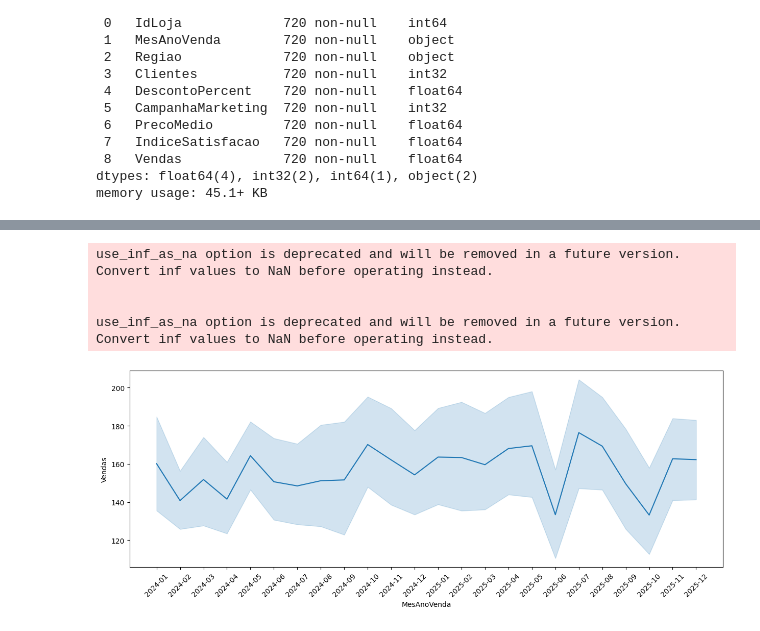
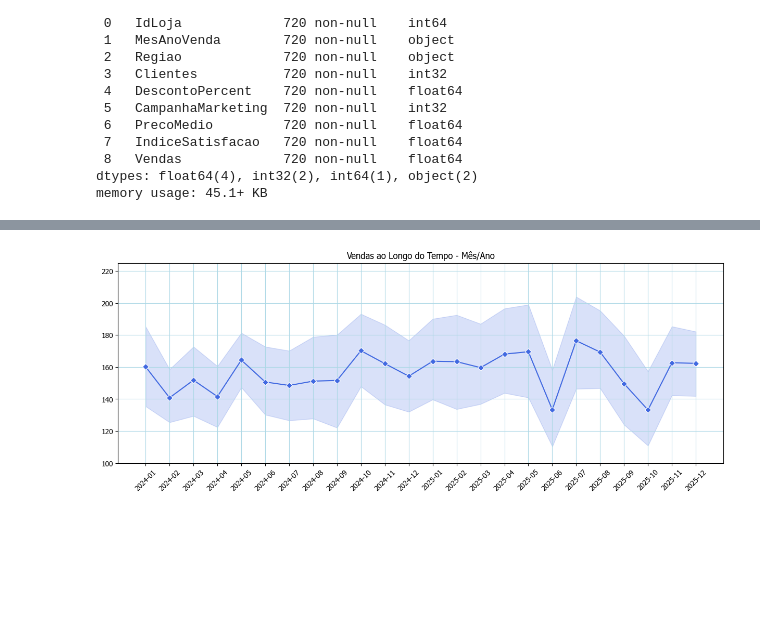
Before and after one commit to AdryanWigner/Portfolio, a Jupyter notebook: DataScienteProjects/SalesProject.ipynb, the cells around one changed output, grey strips where cells are left out. Cells and saved outputs as stored; diff of their text form; code cells hidden in the pictures; blank space fills up the shorter version.

```diff
--- a/DataScienteProjects/SalesProject.ipynb
+++ b/DataScienteProjects/SalesProject.ipynb
@@ -163,11 +278,19 @@ FactSales[['MesAnoVenda', 'Vendas']].plot(kind='line', figsize=(15,5))
 # %%
+# Analisando Evolução das Vendas no Tempo
+
+plt.rcParams['font.family'] = 'Tahoma'
+
+dados = FactSales[['MesAnoVenda', 'Vendas']]
+
 plt.figure(figsize=(15,5))
-sns.lineplot(FactSales[['MesAnoVenda', 'Vendas']], x='MesAnoVenda', y='Vendas')
+sns.lineplot(dados, x='MesAnoVenda', y='Vendas', marker='D', color='royalblue')
+
+plt.title('Vendas ao Longo do Tempo - Mês/Ano')
+plt.xlabel('')
+plt.ylabel('')
+plt.ylim((100,225))
+plt.grid(which='major', color='lightblue')
 plt.tick_params(axis='x', labelrotation=45)
 plt.show()
 # %% [output]
-use_inf_as_na option is deprecated and will be removed in a future version. Convert inf values to NaN before operating instead.
-
-
-use_inf_as_na option is deprecated and will be removed in a future version. Convert inf values to NaN before operating instead.
-[figure, old version]
+[figure, new version]
```
Also changed, not shown: parts of 31 cells of this notebook.
